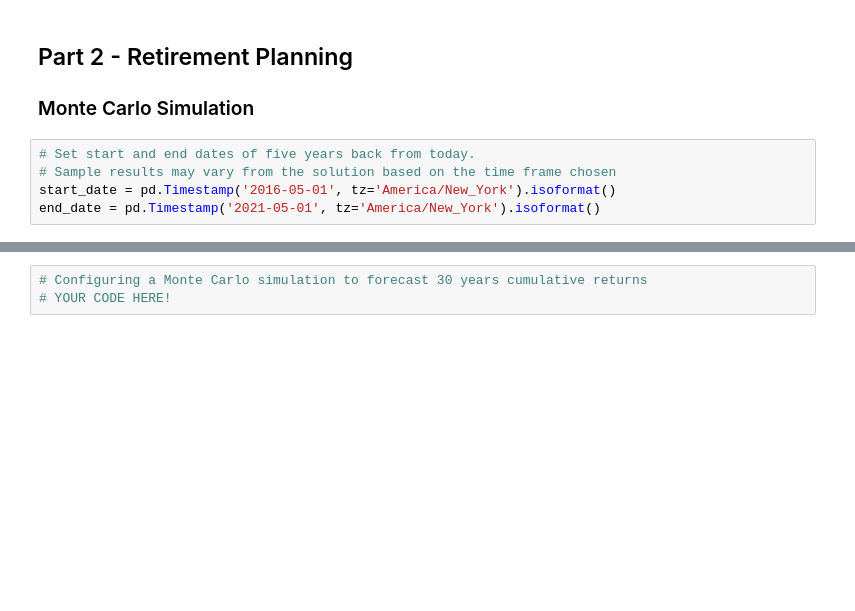
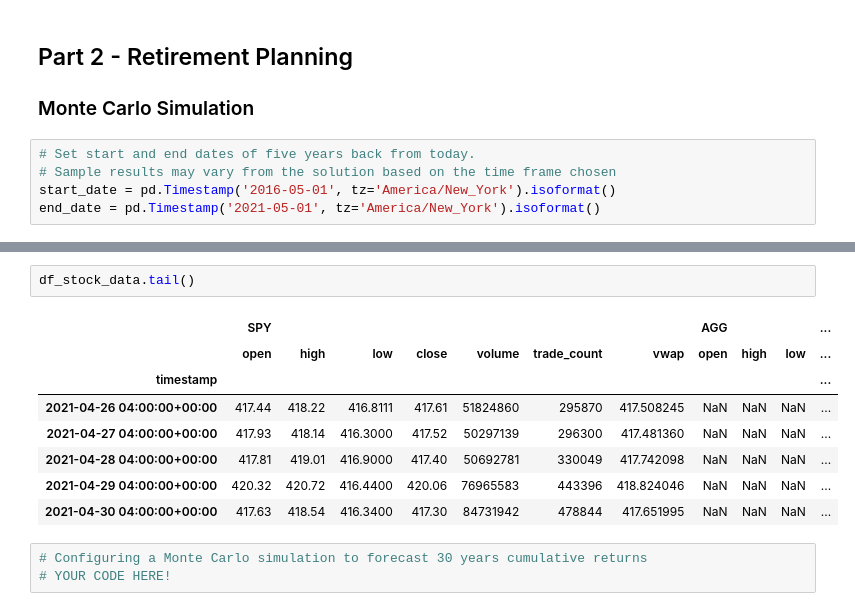
Before and after one commit to Dobinhom/Homework-5---API, a Jupyter notebook: financial-planner.ipynb, the cells around one changed output, grey strips where cells are left out. Drawn from its saved outputs; the diff is of its cells as text; blank space fills up the shorter version.

```diff
--- a/financial-planner.ipynb
+++ b/financial-planner.ipynb
@@ -191,3 +206,14 @@ df_stock_data.head()
+# %%
+df_stock_data.tail()
+# %% [output]
+|  | SPY |  |  |  |  |  |  | AGG |  |  | ... |
+|  | open | high | low | close | volume | trade_count | vwap | open | high | low | ... |
+| timestamp |  |  |  |  |  |  |  |  |  |  | ... |
+| 2021-04-26 04:00:00+00:00 | 417.44 | 418.22 | 416.8111 | 417.61 | 51824860 | 295870 | 417.508245 | NaN | NaN | NaN | ... |
+| 2021-04-27 04:00:00+00:00 | 417.93 | 418.14 | 416.3000 | 417.52 | 50297139 | 296300 | 417.481360 | NaN | NaN | NaN | ... |
+| 2021-04-28 04:00:00+00:00 | 417.81 | 419.01 | 416.9000 | 417.40 | 50692781 | 330049 | 417.742098 | NaN | NaN | NaN | ... |
+| 2021-04-29 04:00:00+00:00 | 420.32 | 420.72 | 416.4400 | 420.06 | 76965583 | 443396 | 418.824046 | NaN | NaN | NaN | ... |
+| 2021-04-30 04:00:00+00:00 | 417.63 | 418.54 | 416.3400 | 417.30 | 84731942 | 478844 | 417.651995 | NaN | NaN | NaN | ... |
 # %%
 # Configuring a Monte Carlo simulation to forecast 30 years cumulative returns
 # YOUR CODE HERE!
```
Also changed, not shown: parts of 8 cells of this notebook.
